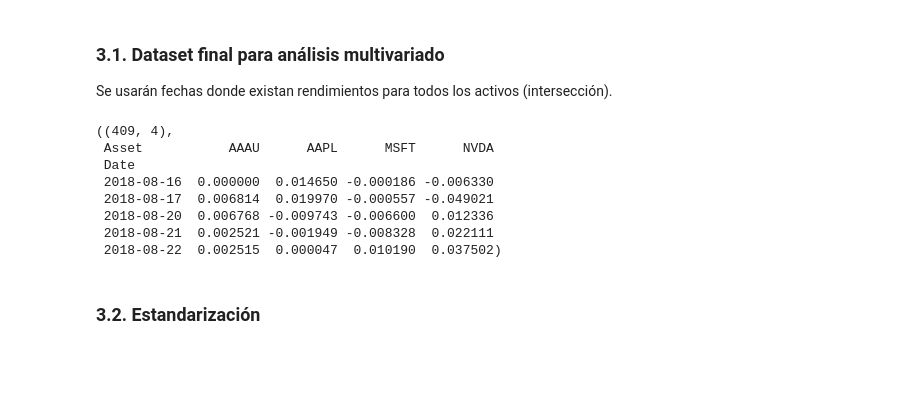
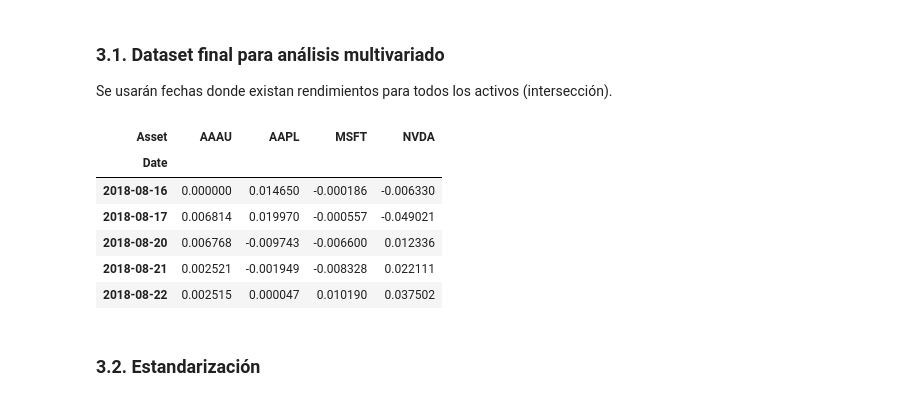
Before and after one commit to JuanCMath/Quantitative-Analysis-of-Financial-Markets, a Jupyter notebook: notebook/Notebook.ipynb, the cells around one changed output. Drawn from its saved outputs; the diff is of its cells as text; code cells hidden in the pictures; blank space fills up the shorter version.

```diff
--- a/notebook/Notebook.ipynb
+++ b/notebook/Notebook.ipynb
@@ -524,16 +524,15 @@ Acciones típicas:
 Se usarán fechas donde existan rendimientos para todos los activos (intersección).
 # %%
 X = wide.copy()  # shape: (n_days, n_assets)
-X.shape, X.head()
+X.head()
 # %% [output]
-((409, 4),
- Asset           AAAU      AAPL      MSFT      NVDA
- Date
- 2018-08-16  0.000000  0.014650 -0.000186 -0.006330
- 2018-08-17  0.006814  0.019970 -0.000557 -0.049021
- 2018-08-20  0.006768 -0.009743 -0.006600  0.012336
- 2018-08-21  0.002521 -0.001949 -0.008328  0.022111
- 2018-08-22  0.002515  0.000047  0.010190  0.037502)
+| Asset | AAAU | AAPL | MSFT | NVDA |
+| Date |  |  |  |  |
+| 2018-08-16 | 0.000000 | 0.014650 | -0.000186 | -0.006330 |
+| 2018-08-17 | 0.006814 | 0.019970 | -0.000557 | -0.049021 |
+| 2018-08-20 | 0.006768 | -0.009743 | -0.006600 | 0.012336 |
+| 2018-08-21 | 0.002521 | -0.001949 | -0.008328 | 0.022111 |
+| 2018-08-22 | 0.002515 | 0.000047 | 0.010190 | 0.037502 |
 # %% [markdown]
 ### 3.2. Estandarización
 # %%
```
Also changed, not shown: parts of 7 cells of this notebook.
